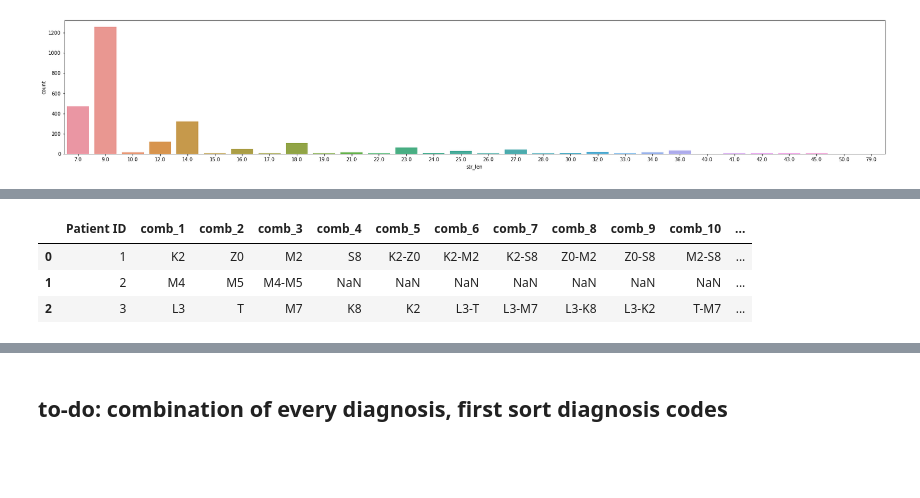
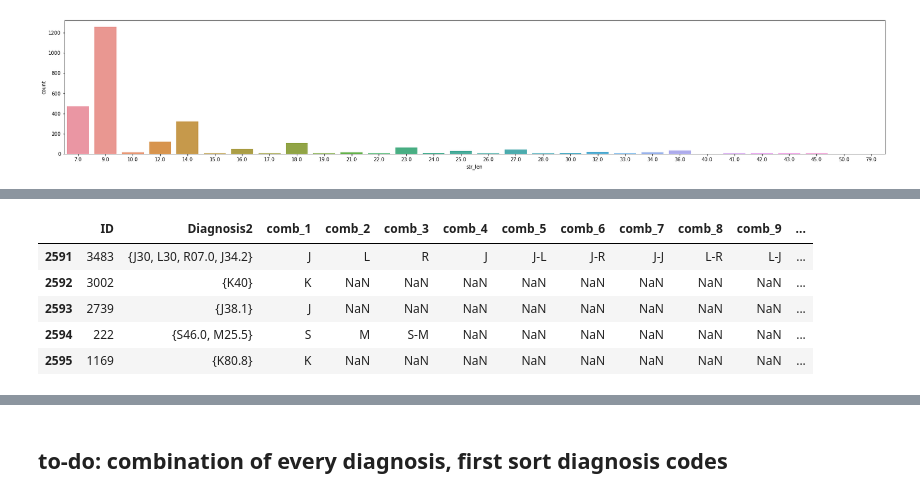
Before and after one commit to furkaneneseren/Datathon-Borda, a Jupyter notebook: surgery-datathon.ipynb, the cells around one changed output, grey strips where cells are left out. Cells and saved outputs as stored; diff of their text form; code cells hidden in the pictures; blank space fills up the shorter version.

Commit message:
fixed combination function

```diff
--- a/surgery-datathon.ipynb
+++ b/surgery-datathon.ipynb
@@ -683,0 +648,3 @@ df
+# %%
+t = z.loc[2591:,["ID","Diagnosis2"]]
+t.head()
@@ -683,0 +658,2 @@ df
+# %%
+t["Diagnosis2"] = t["Diagnosis2"].fillna('')
@@ -684,28 +678,28 @@ df
 # %%
-import pandas as pd
+from tqdm import tqdm
+from tqdm.notebook import tqdm
+tqdm.pandas()
 import itertools
 
 # example DataFrame
-df = pd.DataFrame({'Patient ID': [1, 2, 3],
-                   'Diagnosis': [['M25.5', 'K21.0', 'S82.0', 'Z00.8'],
-                                 ['M51.1', 'M48.0'],
-                                 ['N20.1', 'N32.9']]})
 
-# function to generate all possible combinations for a list of diagnoses
+# function to generate all possible combinations for a set of diagnoses
 def generate_combinations(diagnoses):
+    diagnoses = [d for d in diagnoses if pd.notna(d)]
+    first_chars = [diag[0] for diag in diagnoses]
     combinations = []
-    for i in range(1, 6):
-        for combo in itertools.combinations(diagnoses, i):
-            combinations.append(list(combo))
+    for i in range(1, len(diagnoses)+1):
+        for combo in itertools.combinations(first_chars, i):
+            combinations.append('-'.join(combo))
     return combinations
 
 # generate all combinations for each patient and add them as new columns to the DataFrame
-for i, row in df.iterrows():
-    combos = generate_combinations(row['Diagnosis'])
+for i, row in tqdm(t.iterrows(), total=len(t)):
+    combos = generate_combinations(row['Diagnosis2'])
     for j, combo in enumerate(combos):
         col_name = f'comb_{j+1}'
-        combo_values = [combo if k == i else pd.NA for k in range(len(df))]
-        df[col_name] = combo_values
+        t.at[i, col_name] = combo
 
 # drop original 'Diagnosis' column
-df.drop('Diagnosis', axis=1, inplace=True)
+
+print(t)
@@ -799,9 +724,9 @@ print(df)
-# %%
-pd.set_option('display.max_column', 500)
 # %%
-df.head()
+t.head()
 # %% [output]
-|  | Patient ID | comb_1 | comb_2 | comb_3 | comb_4 | comb_5 | comb_6 | comb_7 | comb_8 | comb_9 | comb_10 | ... |
-| 0 | 1 | K2 | Z0 | M2 | S8 | K2-Z0 | K2-M2 | K2-S8 | Z0-M2 | Z0-S8 | M2-S8 | ... |
-| 1 | 2 | M4 | M5 | M4-M5 | NaN | NaN | NaN | NaN | NaN | NaN | NaN | ... |
-| 2 | 3 | L3 | T | M7 | K8 | K2 | L3-T | L3-M7 | L3-K8 | L3-K2 | T-M7 | ... |
+|  | ID | Diagnosis2 | comb_1 | comb_2 | comb_3 | comb_4 | comb_5 | comb_6 | comb_7 | comb_8 | comb_9 | ... |
+| 2591 | 3483 | {J30, L30, R07.0, J34.2} | J | L | R | J | J-L | J-R | J-J | L-R | L-J | ... |
+| 2592 | 3002 | {K40} | K | NaN | NaN | NaN | NaN | NaN | NaN | NaN | NaN | ... |
+| 2593 | 2739 | {J38.1} | J | NaN | NaN | NaN | NaN | NaN | NaN | NaN | NaN | ... |
+| 2594 | 222 | {S46.0, M25.5} | S | M | S-M | NaN | NaN | NaN | NaN | NaN | NaN | ... |
+| 2595 | 1169 | {K80.8} | K | NaN | NaN | NaN | NaN | NaN | NaN | NaN | NaN | ... |
```
Also changed, not shown: parts of 35 cells of this notebook.
